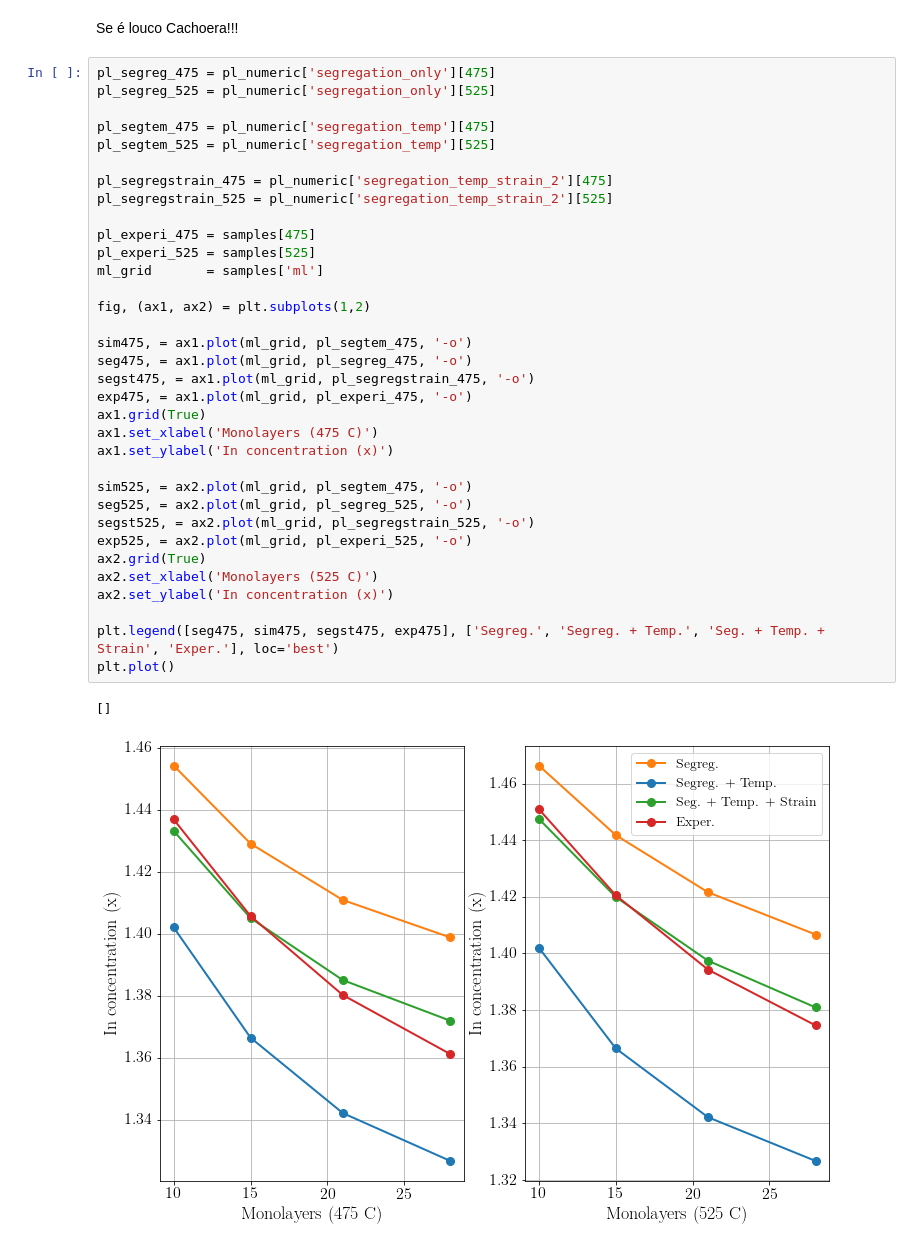
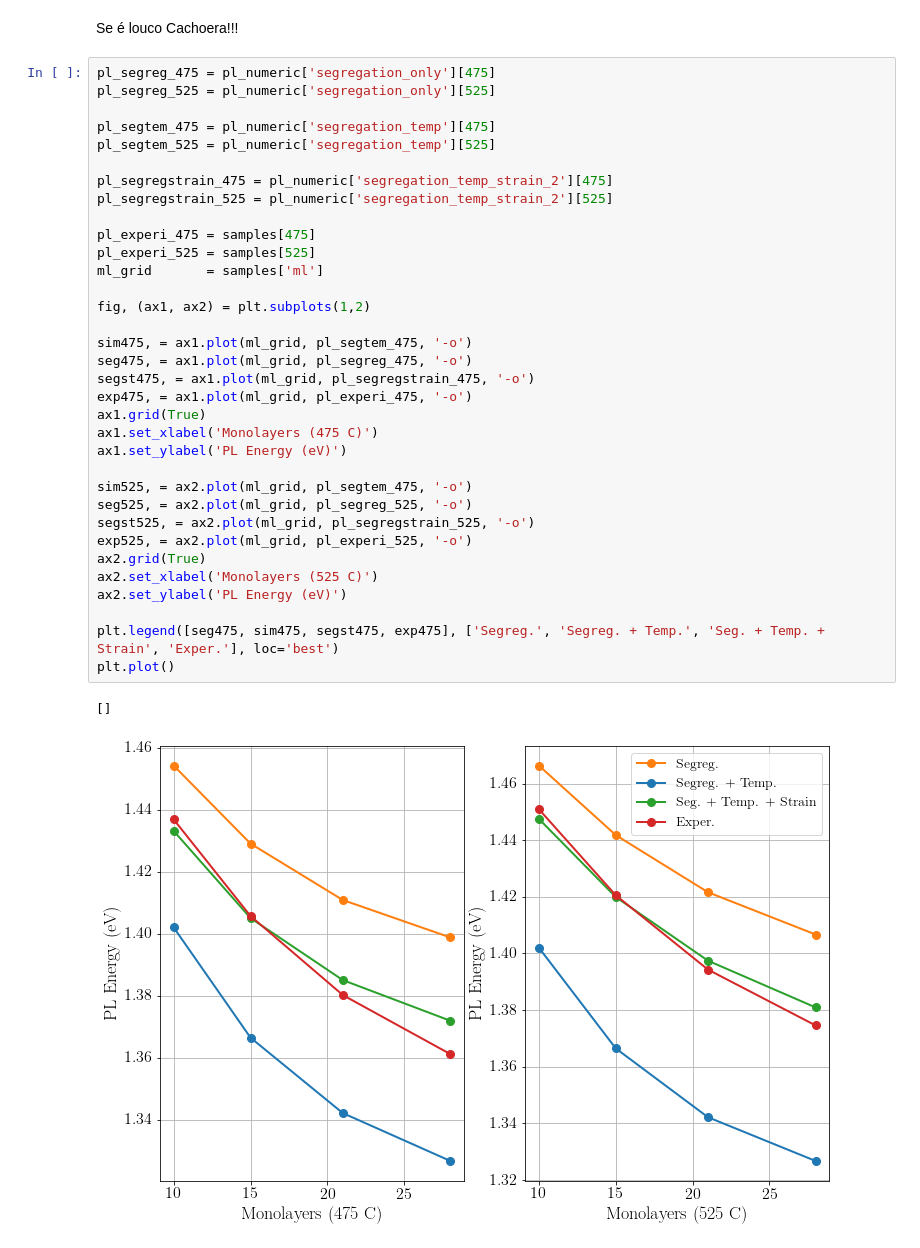
Before and after one commit to thiagolcmelo/time-evolution, a Jupyter notebook: indium-segregation.ipynb, the cells around one changed output. Cells and saved outputs as stored; diff of their text form.

```diff
--- a/indium-segregation.ipynb
+++ b/indium-segregation.ipynb
@@ -803,33 +803,33 @@ pl_segreg_525 = pl_numeric['segregation_only'][525]
 pl_segtem_475 = pl_numeric['segregation_temp'][475]
 pl_segtem_525 = pl_numeric['segregation_temp'][525]
 
 pl_segregstrain_475 = pl_numeric['segregation_temp_strain_2'][475]
 pl_segregstrain_525 = pl_numeric['segregation_temp_strain_2'][525]
 
 pl_experi_475 = samples[475]
 pl_experi_525 = samples[525]
 ml_grid       = samples['ml']
 
 fig, (ax1, ax2) = plt.subplots(1,2)
 
 sim475, = ax1.plot(ml_grid, pl_segtem_475, '-o')
 seg475, = ax1.plot(ml_grid, pl_segreg_475, '-o')
 segst475, = ax1.plot(ml_grid, pl_segregstrain_475, '-o')
 exp475, = ax1.plot(ml_grid, pl_experi_475, '-o')
 ax1.grid(True)
 ax1.set_xlabel('Monolayers (475 C)')
-ax1.set_ylabel('In concentration (x)')
+ax1.set_ylabel('PL Energy (eV)')
 
 sim525, = ax2.plot(ml_grid, pl_segtem_475, '-o')
 seg525, = ax2.plot(ml_grid, pl_segreg_525, '-o')
 segst525, = ax2.plot(ml_grid, pl_segregstrain_525, '-o')
 exp525, = ax2.plot(ml_grid, pl_experi_525, '-o')
 ax2.grid(True)
 ax2.set_xlabel('Monolayers (525 C)')
-ax2.set_ylabel('In concentration (x)')
+ax2.set_ylabel('PL Energy (eV)')
 
 plt.legend([seg475, sim475, segst475, exp475], ['Segreg.', 'Segreg. + Temp.', 'Seg. + Temp. + Strain', 'Exper.'], loc='best')
 plt.plot()
 # %% [output]
 []
-[figure, old version]
+[figure, new version]
```
Also changed, not shown: parts of 4 cells of this notebook.
